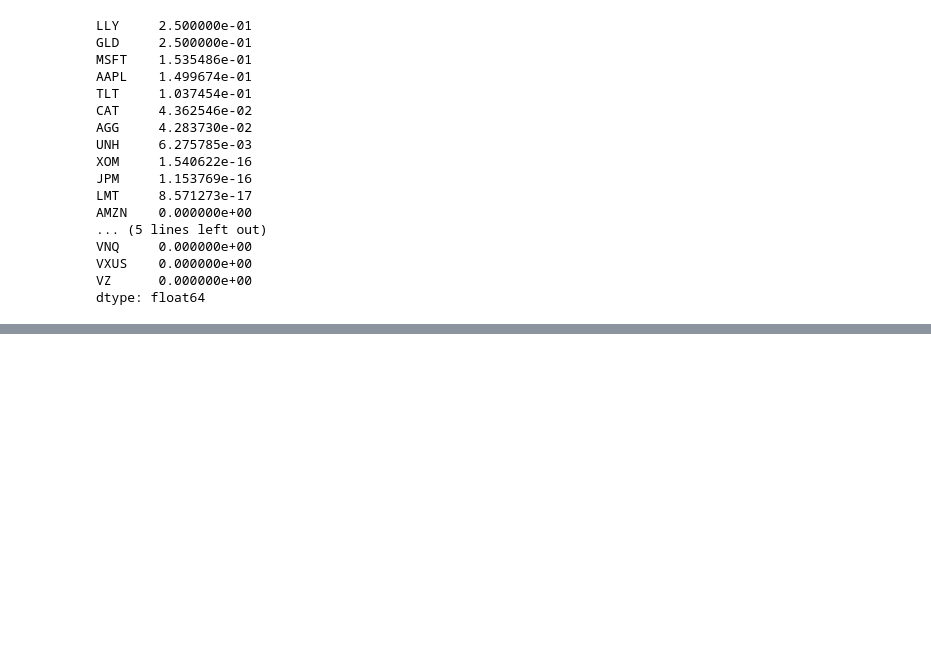
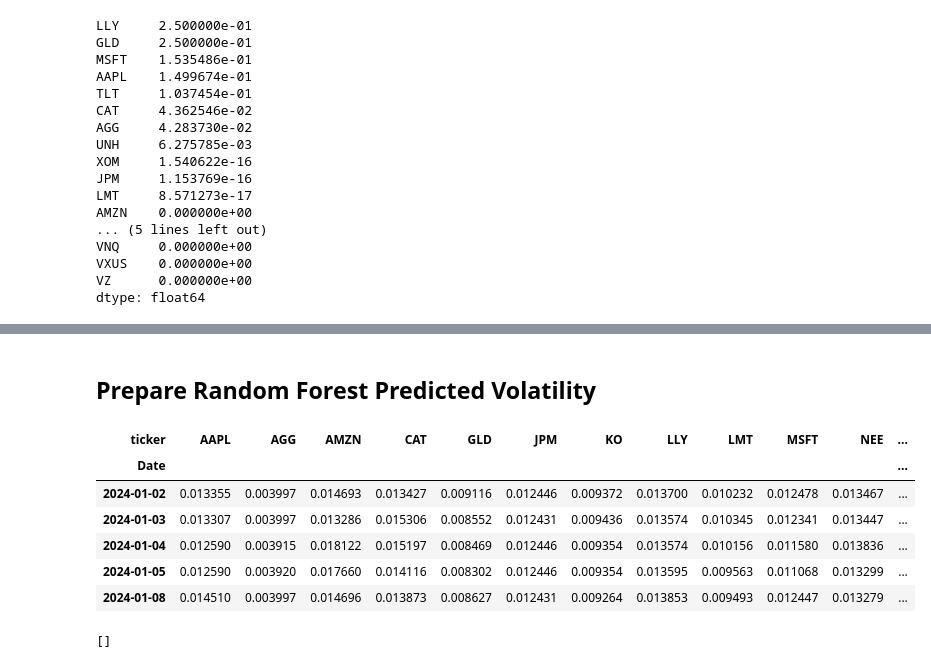
Before and after one commit to SamiiShabuse/INFO442-Group-Project, a Jupyter notebook: notebooks/06_portfolio_optimization/01_portfolio_optimization.ipynb, the cells around one changed output, grey strips where cells are left out. Cells and saved outputs as stored; diff of their text form; code cells hidden in the pictures; blank space fills up the shorter version.

Commit message:
prepare rf predicted volatility

```diff
--- a/notebooks/06_portfolio_optimization/01_portfolio_optimization.ipynb
+++ b/notebooks/06_portfolio_optimization/01_portfolio_optimization.ipynb
@@ -360,0 +367,28 @@ dtype: float64
+# %% [markdown]
+## Prepare Random Forest Predicted Volatility
+# %%
+rf_predicted_vol_matrix = rf_predictions.pivot(
+    index="Date",
+    columns="ticker",
+    values="predicted_future_volatility_20d"
+).sort_index()
+# %%
+rf_predicted_vol_matrix = rf_predicted_vol_matrix.reindex(columns=portfolio_assets)
+# %%
+rf_predicted_vol_matrix.head()
+# %% [output]
+| ticker | AAPL | AGG | AMZN | CAT | GLD | JPM | KO | LLY | LMT | MSFT | NEE | ... |
+| Date |  |  |  |  |  |  |  |  |  |  |  | ... |
+| 2024-01-02 | 0.013355 | 0.003997 | 0.014693 | 0.013427 | 0.009116 | 0.012446 | 0.009372 | 0.013700 | 0.010232 | 0.012478 | 0.013467 | ... |
+| 2024-01-03 | 0.013307 | 0.003997 | 0.013286 | 0.015306 | 0.008552 | 0.012431 | 0.009436 | 0.013574 | 0.010345 | 0.012341 | 0.013447 | ... |
+| 2024-01-04 | 0.012590 | 0.003915 | 0.018122 | 0.015197 | 0.008469 | 0.012446 | 0.009354 | 0.013574 | 0.010156 | 0.011580 | 0.013836 | ... |
+| 2024-01-05 | 0.012590 | 0.003920 | 0.017660 | 0.014116 | 0.008302 | 0.012446 | 0.009354 | 0.013595 | 0.009563 | 0.011068 | 0.013299 | ... |
+| 2024-01-08 | 0.014510 | 0.003997 | 0.014696 | 0.013873 | 0.008627 | 0.012431 | 0.009264 | 0.013853 | 0.009493 | 0.012447 | 0.013279 | ... |
+# %%
+missing_assets = rf_predicted_vol_matrix.columns[
+    rf_predicted_vol_matrix.isna().all()
+].tolist()
+
+missing_assets
+# %% [output]
+[]
```
Also changed, not shown: parts of 7 cells of this notebook.
